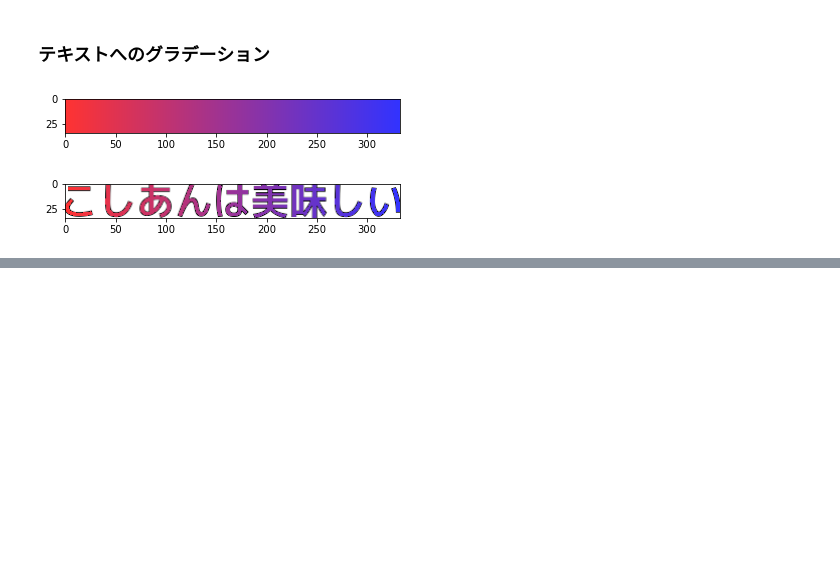
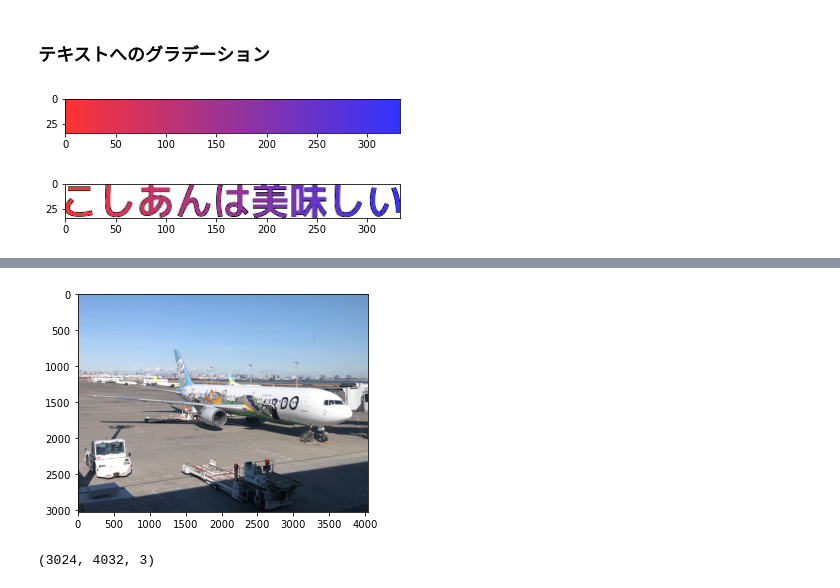
Before and after one commit to nonsabotage/numpy_infinity, a Jupyter notebook: ch04_テンソルと画像処理.ipynb, the cells around one changed output, grey strips where cells are left out. Saved outputs shown, nothing was run; the diff lists cells and outputs as text; code cells hidden in the pictures; blank space fills up the shorter version.

```diff
--- a/ch04_テンソルと画像処理.ipynb
+++ b/ch04_テンソルと画像処理.ipynb
@@ -438,0 +461,18 @@ plt.show()
+# %%
+x = np.zeros((4000, 6000, 3), dtype = np.uint8)
+x[..., 0] = np.linspace(0, 255, x.shape[1], dtype = np.uint8)[None, :]
+x[..., 1] = 255
+x[..., 2] = np.linspace(255, 0, x.shape[1], dtype = np.uint8)[None, :]
+
+with Image.fromarray(x) as img:
+    img.save("out/color_gradient.png")
+# %%
+with Image.open("dat/2019-01-03 11.08.15.jpg") as img:
+    plt.imshow(img)
+    x = np.array(img)
+# %% [output]
+[figure, added]
+# %%
+x.shape
+# %% [output]
+(3024, 4032, 3)
```
Also changed, not shown: parts of 37 cells of this notebook, 2 other files.
